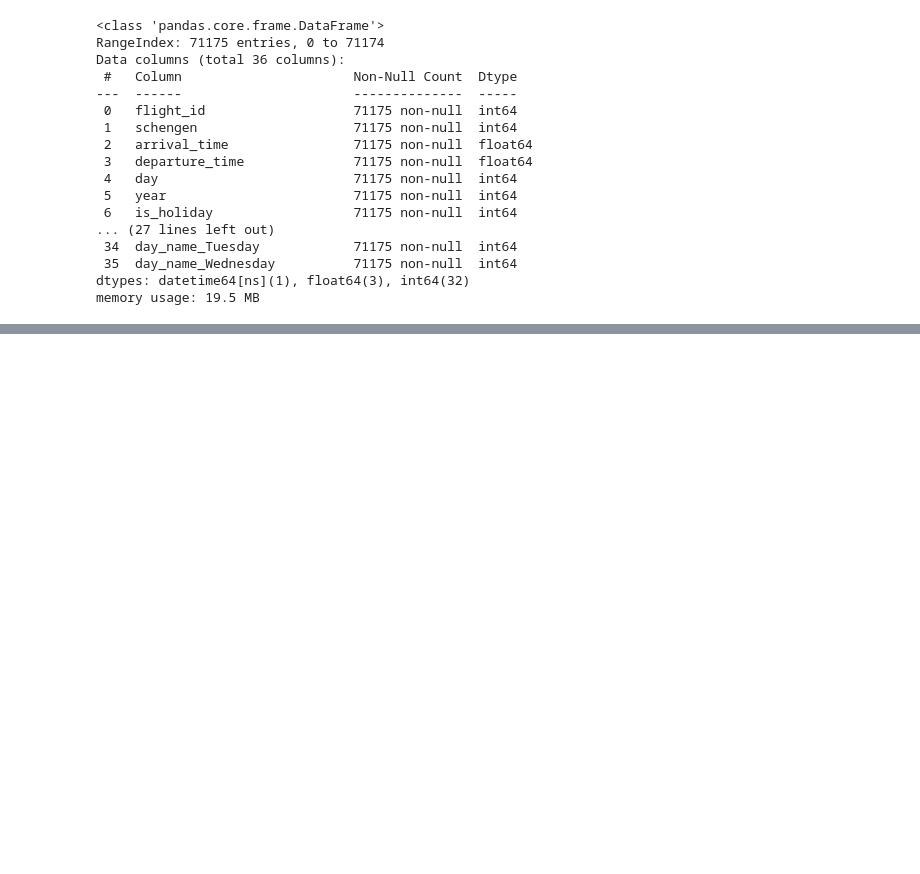
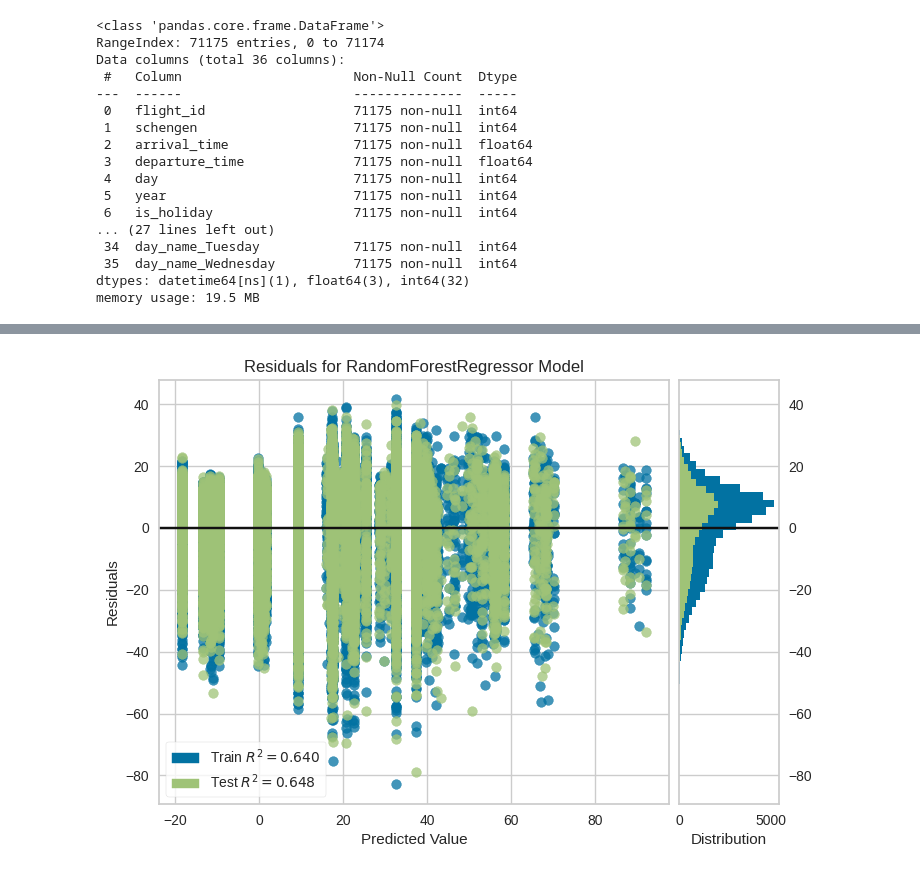
Before and after one commit to dpenamoya-ops/ML-IA-aumentada-previsi-n-vuelos, a Jupyter notebook: Optimizacion_aeroportuaria.ipynb, the cells around one changed output, grey strips where cells are left out. Drawn from its saved outputs; the diff is of its cells as text; code cells hidden in the pictures; blank space fills up the shorter version.

```diff
--- a/Optimizacion_aeroportuaria.ipynb
+++ b/Optimizacion_aeroportuaria.ipynb
@@ -365,0 +419,6 @@ df.sample(10)
+# %%
+from yellowbrick.regressor import residuals_plot
+
+viz = residuals_plot(modelo, X_train, y_train, X_test, y_test);
+# %% [output]
+[figure, added]
```
Also changed, not shown: parts of 29 cells of this notebook.
